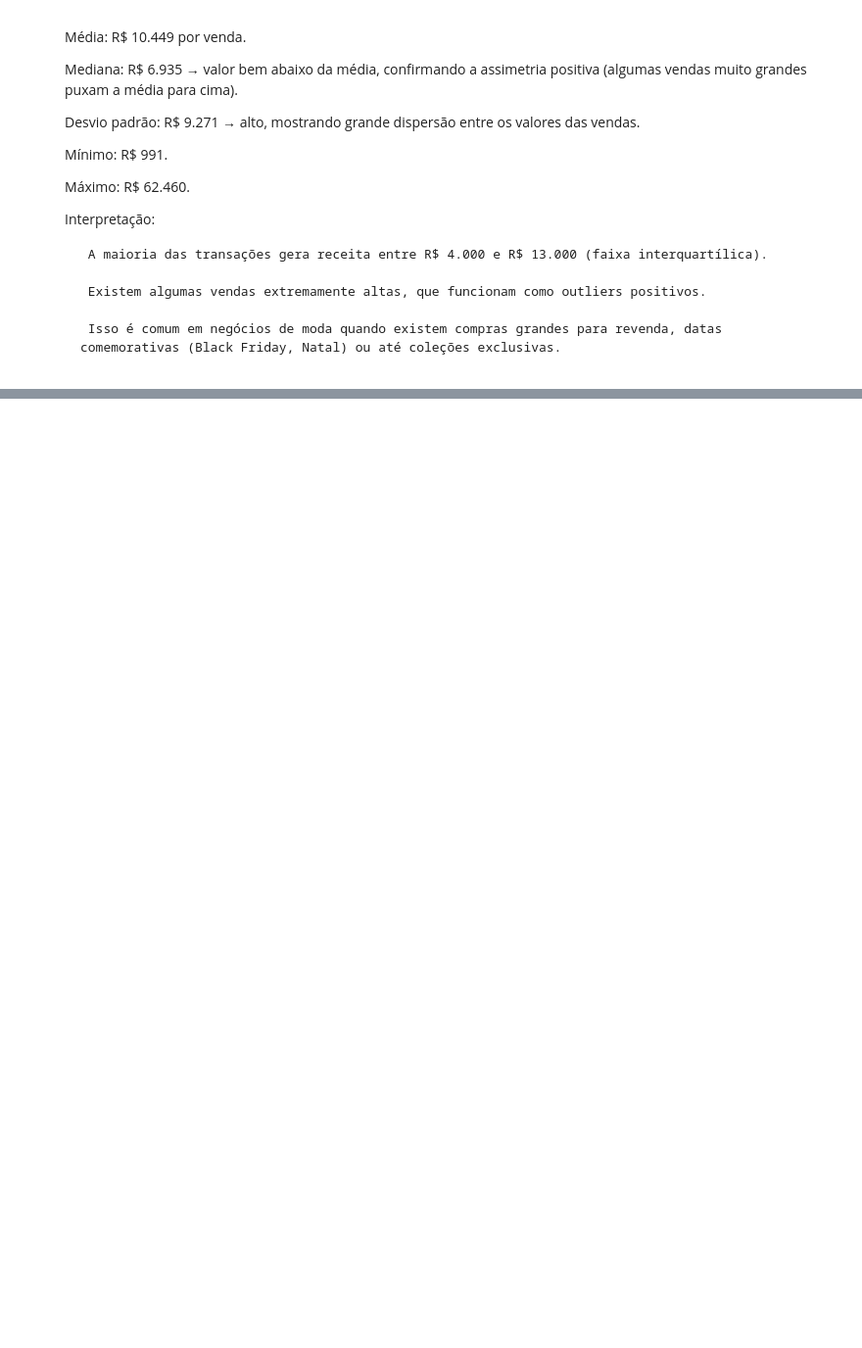
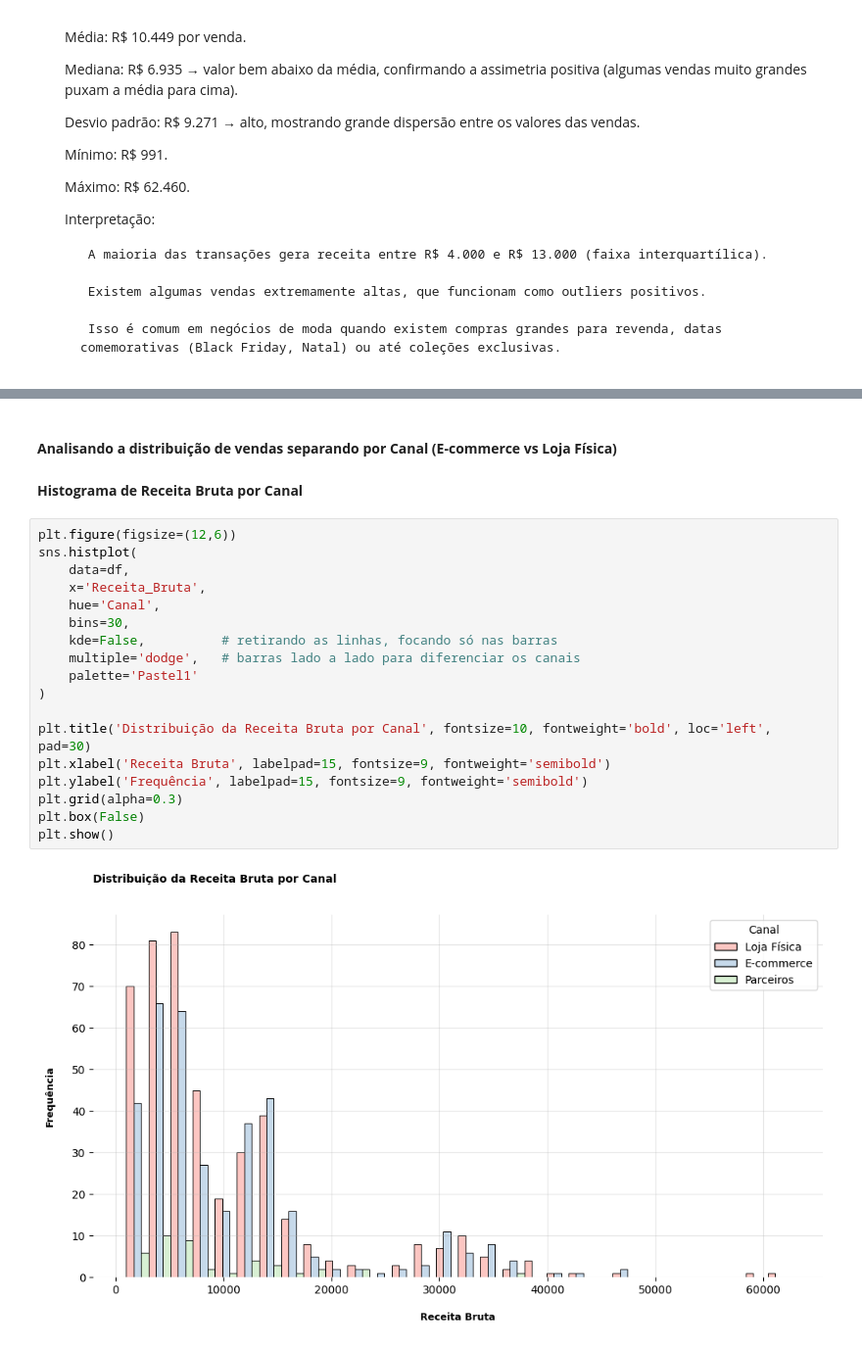
Before and after one commit to ricardo-paganini/urbanwear-sales-analysis, a Jupyter notebook: urbanwear-sales-analysis.ipynb, the cells around one changed output, grey strips where cells are left out. Shown at 98% size. Drawn from its saved outputs; the diff is of its cells as text; blank space fills up the shorter version.

```diff
--- a/urbanwear-sales-analysis.ipynb
+++ b/urbanwear-sales-analysis.ipynb
@@ -221,0 +357,24 @@ plt.show()
+# %% [markdown]
+#### **Analisando a distribuição de vendas separando por Canal (E-commerce vs Loja Física)**
+# %% [markdown]
+**Histograma de Receita Bruta por Canal**
+# %%
+plt.figure(figsize=(12,6))
+sns.histplot(
+    data=df,
+    x='Receita_Bruta',
+    hue='Canal',
+    bins=30,
+    kde=False,          # retirando as linhas, focando só nas barras
+    multiple='dodge',   # barras lado a lado para diferenciar os canais
+    palette='Pastel1'
+)
+
+plt.title('Distribuição da Receita Bruta por Canal', fontsize=10, fontweight='bold', loc='left', pad=30)
+plt.xlabel('Receita Bruta', labelpad=15, fontsize=9, fontweight='semibold')
+plt.ylabel('Frequência', labelpad=15, fontsize=9, fontweight='semibold')
+plt.grid(alpha=0.3)
+plt.box(False)
+plt.show()
+# %% [output]
+[figure, added]
```
Also changed, not shown: parts of 12 cells of this notebook.
